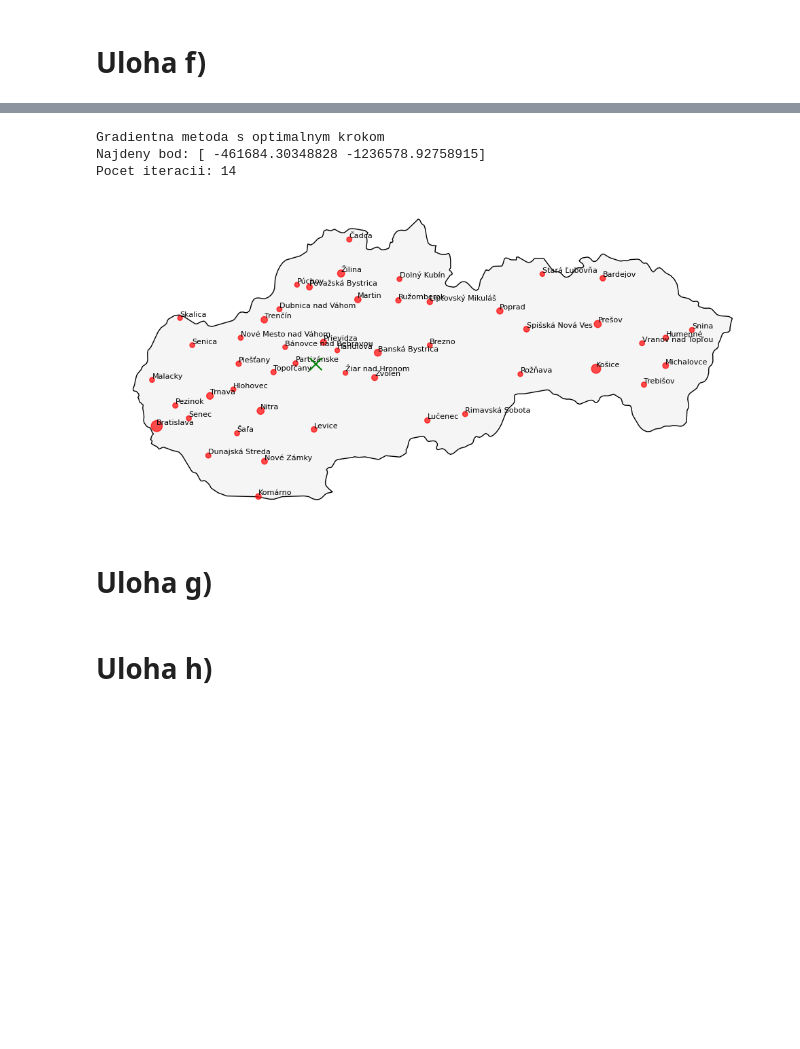
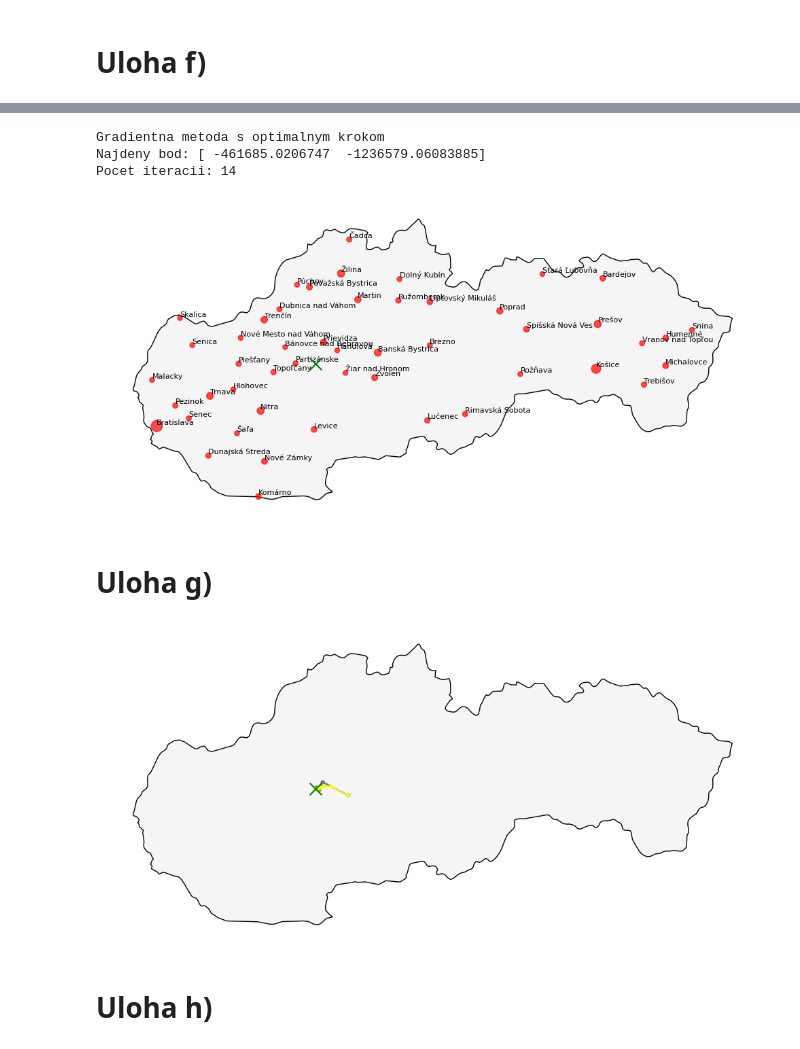
Before and after one commit to Retr-1/MVO-LPA-MjaBaRieVi, a Jupyter notebook: main.ipynb, the cells around one changed output, grey strips where cells are left out. Saved outputs shown, nothing was run; the diff lists cells and outputs as text; code cells hidden in the pictures; blank space fills up the shorter version.

```diff
--- a/main.ipynb
+++ b/main.ipynb
@@ -229,9 +232,11 @@ def gradient_basic(step, eps, max_itrs):
     WC = WEIGHTS * COORDS
     x0 = np.sum(WC, axis=0)
     xk = x0.copy()
+    iterations = []
 
     i = 0
     while True:
+        iterations.append(xk)
         d = np.linalg.norm(xk - COORDS, axis=1)[:, None]
         g = np.sum(WEIGHTS * (xk - COORDS) / d, axis=0)
 
@@ -242,15 +247,15 @@ def gradient_basic(step, eps, max_itrs):
         # print(g)
         i += 1
 
-    return xk, i
+    return xk, i, iterations
 
-x, i = gradient_basic(100_000, 10**-6, 100_000)
+x, i, trajectory_constant = gradient_basic(100_000, 10**-6, 100_000)
 print(f'Finished in {i} iterations, found {x}')
 plot_slovakia(x)
 
 step = 10
 while step < 10**7:
-    x, i = gradient_basic(step, 10**-6, 100_000)
+    x, i, it = gradient_basic(step, 10**-6, 100_000)
     print(f'Step {step} finished in {i} iterations, found {x}')
     step *= 2
 # %% [output]
@@ -355,7 +360,7 @@ def gradient_optimal_step(step_bound = 300_000, eps=1e-6, max_itrs=100000):
 
     return xk, i, iterations
 # %%
-x_backtracking, it_backtracking, iterations_backtracking = gradient_backtracking()
+x_backtracking, it_backtracking, trajectory_backtracking = gradient_backtracking()
 
 print("Gradientna metoda s backtrackingom")
 print("Najdeny bod:", x_backtracking)
@@ -367,7 +372,7 @@ Najdeny bod: [ -461684.41231733 -1236578.85342091]
 Pocet iteracii: 15
 [figure]
 # %%
-x_optimal, it_optimal, iterations_optimal = gradient_optimal_step()
+x_optimal, it_optimal, trajectory_optimal = gradient_optimal_step()
 
 print("Gradientna metoda s optimalnym krokom")
 print("Najdeny bod:", x_optimal)
@@ -375,13 +380,13 @@ print("Pocet iteracii:", it_optimal)
 plot_slovakia(point=x_optimal)
 # %% [output]
 Gradientna metoda s optimalnym krokom
-Najdeny bod: [ -461684.30348828 -1236578.92758915]
+Najdeny bod: [ -461685.0206747  -1236579.06083885]
 Pocet iteracii: 14
 [figure]
 # %% [markdown]
 # Uloha g)
 # %%
-def plot_slovakia_trajectories(point=None, trajectory=None, show_cities=True):
+def plot_slovakia_trajectories(point=None, trajectory1=None, trajectory2=None, trajectory3=None, show_cities=True):
     slovakia = gpd.read_file(
         "data/ne_10m_admin_0_countries.zip"
     )
@@ -408,12 +413,23 @@ def plot_slovakia_trajectories(point=None, trajectory=None, show_cities=True):
         for x, y, city in zip(DF_MESTA.geometry.x, DF_MESTA.geometry.y, DF_MESTA['City']):
             ax.text(x, y, city, fontsize=8, ha='left', va='bottom')
 
-    # 🔹 trajektória
-    if trajectory is not None:
-        traj = np.array(trajectory)
+    # trajectory
+    if trajectory1 is not None:
+        traj = np.array(trajectory1)
         ax.plot(traj[:, 0], traj[:, 1], marker='o', markersize=3, linewidth=1.5, color='blue', zorder=4)
 
-    # 🔹 finálny bod
+
+    if trajectory2 is not None:
+        traj = np.array(trajectory2)
+        ax.plot(traj[:, 0], traj[:, 1], marker='o', markersize=3, linewidth=1.5, color='grey', zorder=4)
+
+
+    if trajectory3 is not None:
+        traj = np.array(trajectory3)
+        ax.plot(traj[:, 0], traj[:, 1], marker='o', markersize=3, linewidth=1.5, color='yellow', zorder=4)
+
+
+    #  final point
     if point is not None:
         ax.scatter(point[0], point[1], s=160, color="green", marker="x", zorder=5)
 
@@ -421,7 +437,9 @@ def plot_slovakia_trajectories(point=None, trajectory=None, show_cities=True):
     plt.tight_layout()
     plt.show()
 # %%
-plot_slovakia_trajectories(point=x_backtracking, trajectory=iterations_backtracking, show_cities=False)
+plot_slovakia_trajectories(point=solution_d, trajectory1=trajectory_backtracking, trajectory2=trajectory_optimal, trajectory3=trajectory_constant, show_cities=False)
+# %% [output]
+[figure, added]
 # %% [markdown]
 # Uloha h)
 # %%
```
Also changed, not shown: parts of 6 cells of this notebook.
